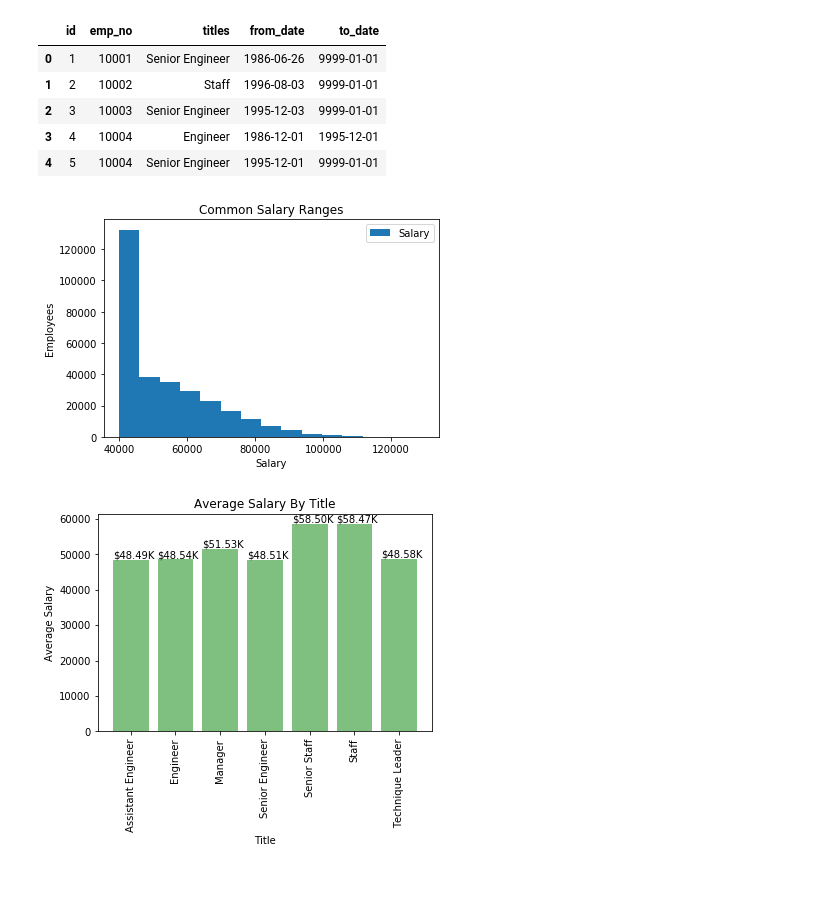
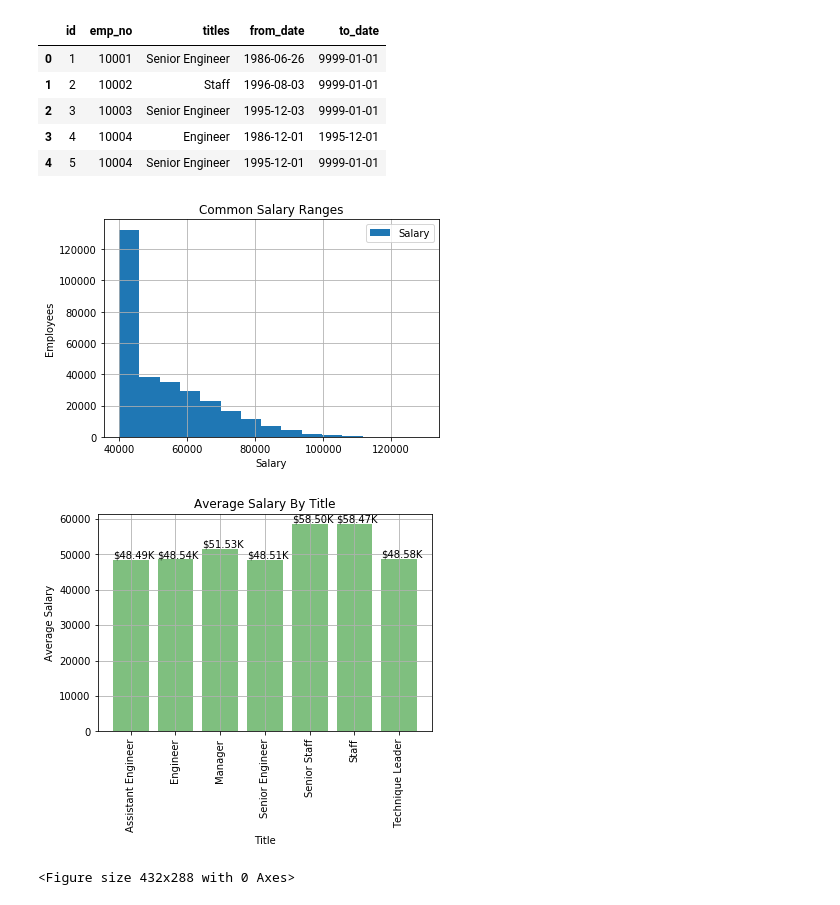
Before and after one commit to saniyasule/sql-challenge, a Jupyter notebook: EmployeeSQL/BonusAnalysis.ipynb, the cells around one changed output. Cells and saved outputs as stored; diff of their text form; code cells hidden in the pictures.

```diff
--- a/EmployeeSQL/BonusAnalysis.ipynb
+++ b/EmployeeSQL/BonusAnalysis.ipynb
@@ -49,12 +40,13 @@ titles.head()
 # %%
 plt.hist(salaries['salary'], 15, density=False, label="Salary")
 plt.xlabel("Salary")
 plt.ylabel("Employees")
 plt.legend()
 plt.title("Common Salary Ranges")
+plt.grid()
 plt.savefig("Common Salary Ranges.png")
 # %% [output]
-[figure, old version]
+[figure, new version]
 # %%
 join = pd.read_sql("select * from salaries INNER JOIN titles ON salaries.emp_no = titles.emp_no", connection)
 # %%
@@ -68,12 +60,14 @@ plt.xticks(tick_locations, title, rotation=90)
 plt.title("Average Salary By Title")
 plt.xlabel("Title")
 plt.ylabel("Average Salary")
-plt.grid
+plt.grid()
 chart = plt.bar(x_axis, avg_salary, color="g", alpha=0.5, align="center")
 for i in chart:
     yvalue = i.get_height()
     plt.text(i.get_x(), yvalue + 500, "${:,.2f}K".format(yvalue/1000))
 plt.show()
+plt.savefig("Average Salaries.png")
 #From the chart it shows the average salary of Manager is less then Senior Staff and Staff and similar for Engineer and Senior Engineer (dataset looks fake)
 # %% [output]
-[figure, old version]
+[figure, new version]
+<Figure size 432x288 with 0 Axes>
```
Also changed, not shown: parts of 1 cell of this notebook, 4 other files.
